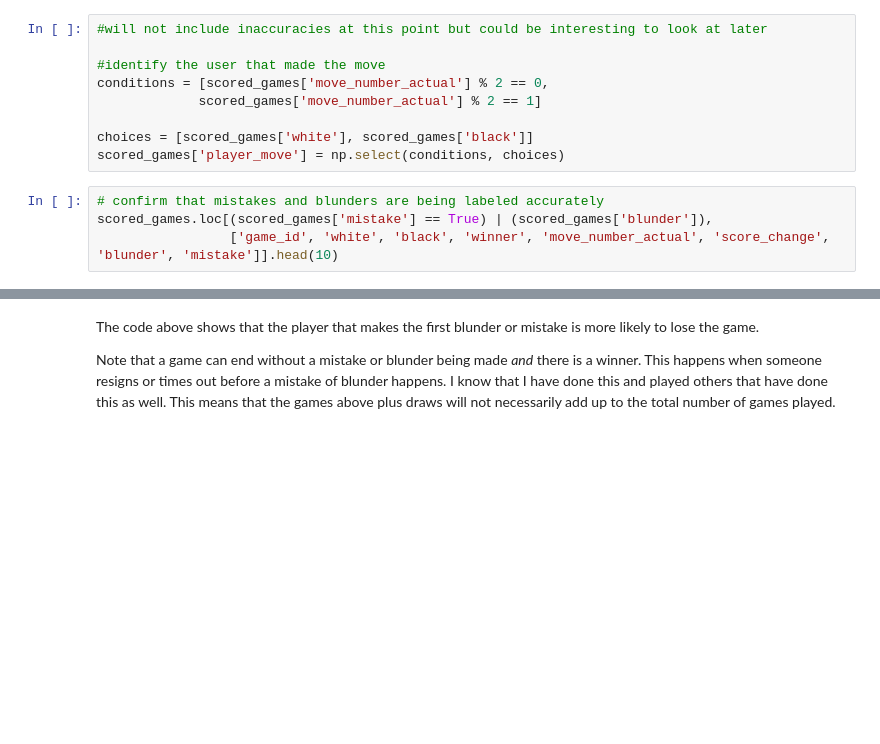
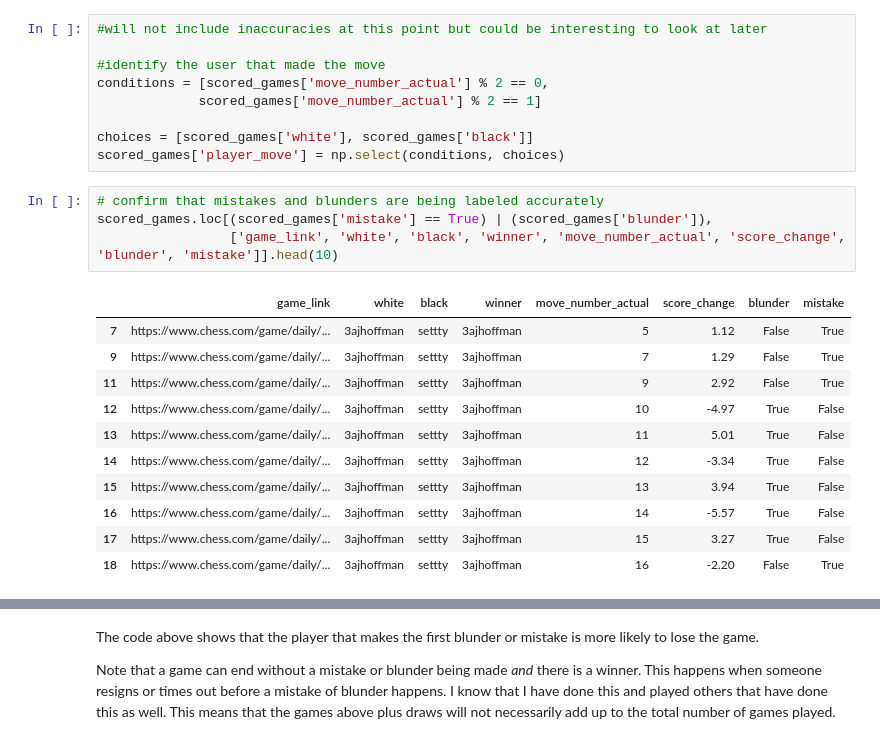
Before and after one commit to s-etty/chess-analysis, a Jupyter notebook: chess-analysis.ipynb, the cells around one changed output, grey strips where cells are left out. Cells and saved outputs as stored; diff of their text form; blank space fills up the shorter version.

```diff
--- a/chess-analysis.ipynb
+++ b/chess-analysis.ipynb
@@ -175,7 +293,19 @@ scored_games['player_move'] = np.select(conditions, choices)
 # %%
 # confirm that mistakes and blunders are being labeled accurately
 scored_games.loc[(scored_games['mistake'] == True) | (scored_games['blunder']),
-                 ['game_id', 'white', 'black', 'winner', 'move_number_actual', 'score_change', 'blunder', 'mistake']].head(10)
+                 ['game_link', 'white', 'black', 'winner', 'move_number_actual', 'score_change', 'blunder', 'mistake']].head(10)
+# %% [output]
+|  | game_link | white | black | winner | move_number_actual | score_change | blunder | mistake |
+| 7 | https://www.chess.com/game/daily/... | 3ajhoffman | settty | 3ajhoffman | 5 | 1.12 | False | True |
+| 9 | https://www.chess.com/game/daily/... | 3ajhoffman | settty | 3ajhoffman | 7 | 1.29 | False | True |
+| 11 | https://www.chess.com/game/daily/... | 3ajhoffman | settty | 3ajhoffman | 9 | 2.92 | False | True |
+| 12 | https://www.chess.com/game/daily/... | 3ajhoffman | settty | 3ajhoffman | 10 | -4.97 | True | False |
+| 13 | https://www.chess.com/game/daily/... | 3ajhoffman | settty | 3ajhoffman | 11 | 5.01 | True | False |
+| 14 | https://www.chess.com/game/daily/... | 3ajhoffman | settty | 3ajhoffman | 12 | -3.34 | True | False |
+| 15 | https://www.chess.com/game/daily/... | 3ajhoffman | settty | 3ajhoffman | 13 | 3.94 | True | False |
+| 16 | https://www.chess.com/game/daily/... | 3ajhoffman | settty | 3ajhoffman | 14 | -5.57 | True | False |
+| 17 | https://www.chess.com/game/daily/... | 3ajhoffman | settty | 3ajhoffman | 15 | 3.27 | True | False |
+| 18 | https://www.chess.com/game/daily/... | 3ajhoffman | settty | 3ajhoffman | 16 | -2.20 | False | True |
 # %%
 # identify player who made first blunder
 # odd numbered move_number_actual = black player move, even numbered move_number_actual = white player move
```
Also changed, not shown: parts of 19 cells of this notebook, 1 other file.
